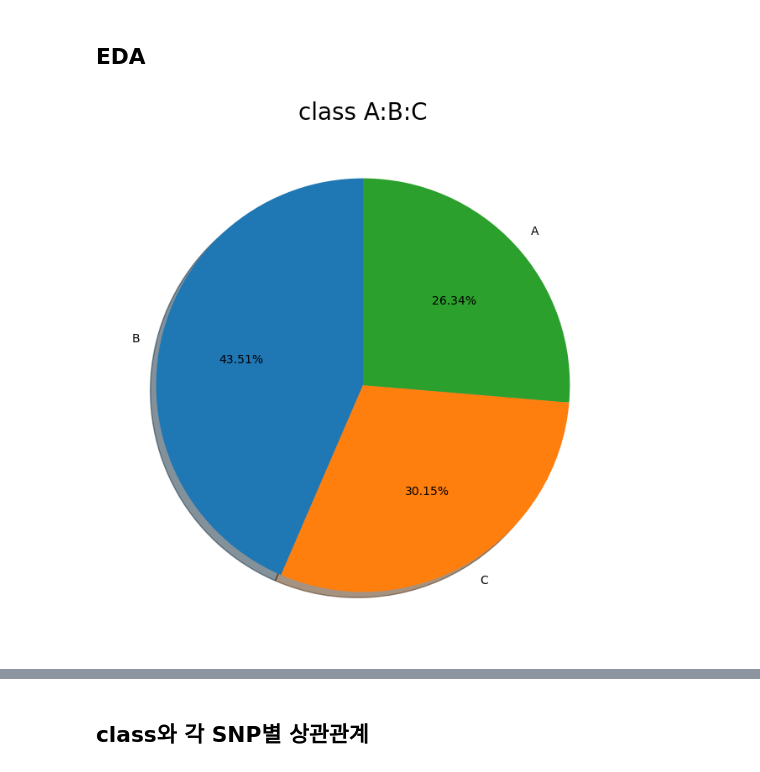
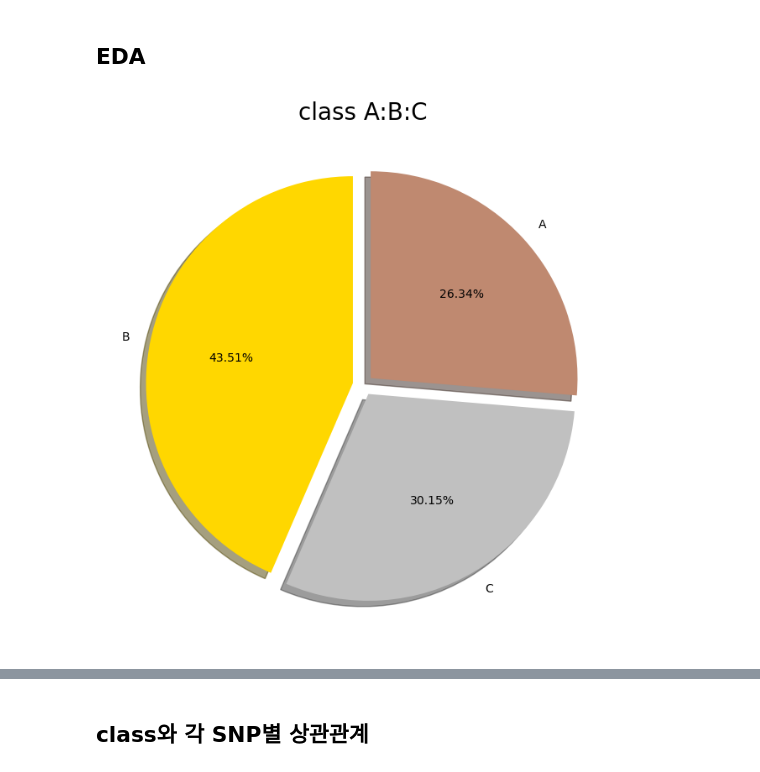
Before and after one commit to gohyunseo/dna, a Jupyter notebook: src/open/DNA_Decision Tree.ipynb, the cells around one changed output, grey strips where cells are left out. Drawn from its saved outputs; the diff is of its cells as text; code cells hidden in the pictures.

```diff
--- a/src/open/DNA_Decision Tree.ipynb
+++ b/src/open/DNA_Decision Tree.ipynb
@@ -49,13 +49,15 @@ Name: class, dtype: int64
 # %% [markdown]
 ## EDA
 # %%
+color = 'gold','silver','#bf8970'
 plt.subplots(figsize = (8,8))
 plt.pie(train_df['class'].value_counts(), labels = train_df['class'].value_counts().index,
-        autopct="%.2f%%", shadow = True, startangle = 90)
+        autopct="%.2f%%", shadow = True, startangle = 90, explode= [0.05, 0.05, 0.05], colors= color)
+
 plt.title('class A:B:C', size=20)
 plt.show()
 # %% [output]
-[figure, old version]
+[figure, new version]
 # %%
 # 등급에 따른 차이를 보기 위한 데이터 분류
 train_A = train_df[train_df['class']== 'A']
```
Also changed, not shown: parts of 19 cells of this notebook, 34 other files.
